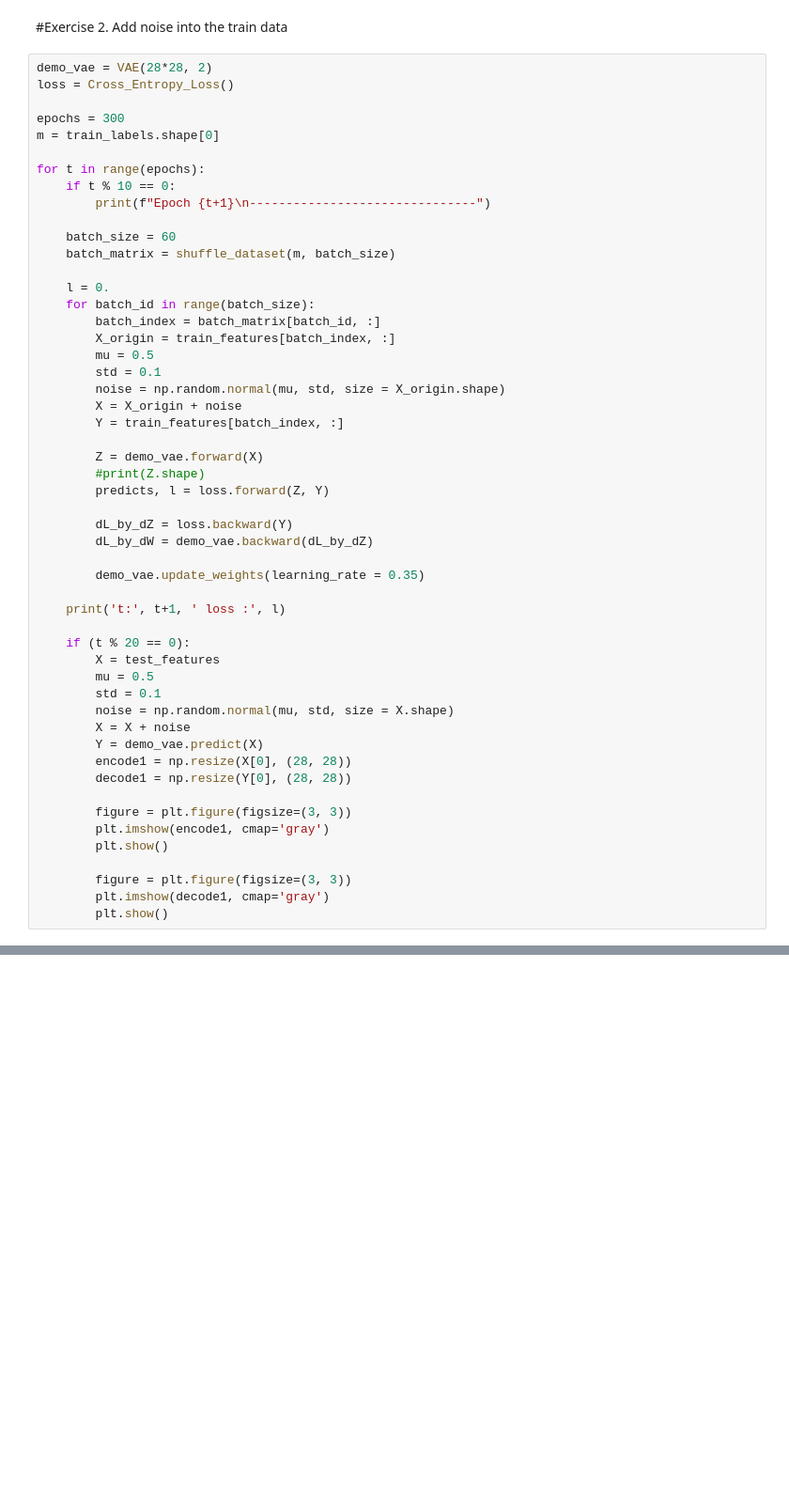
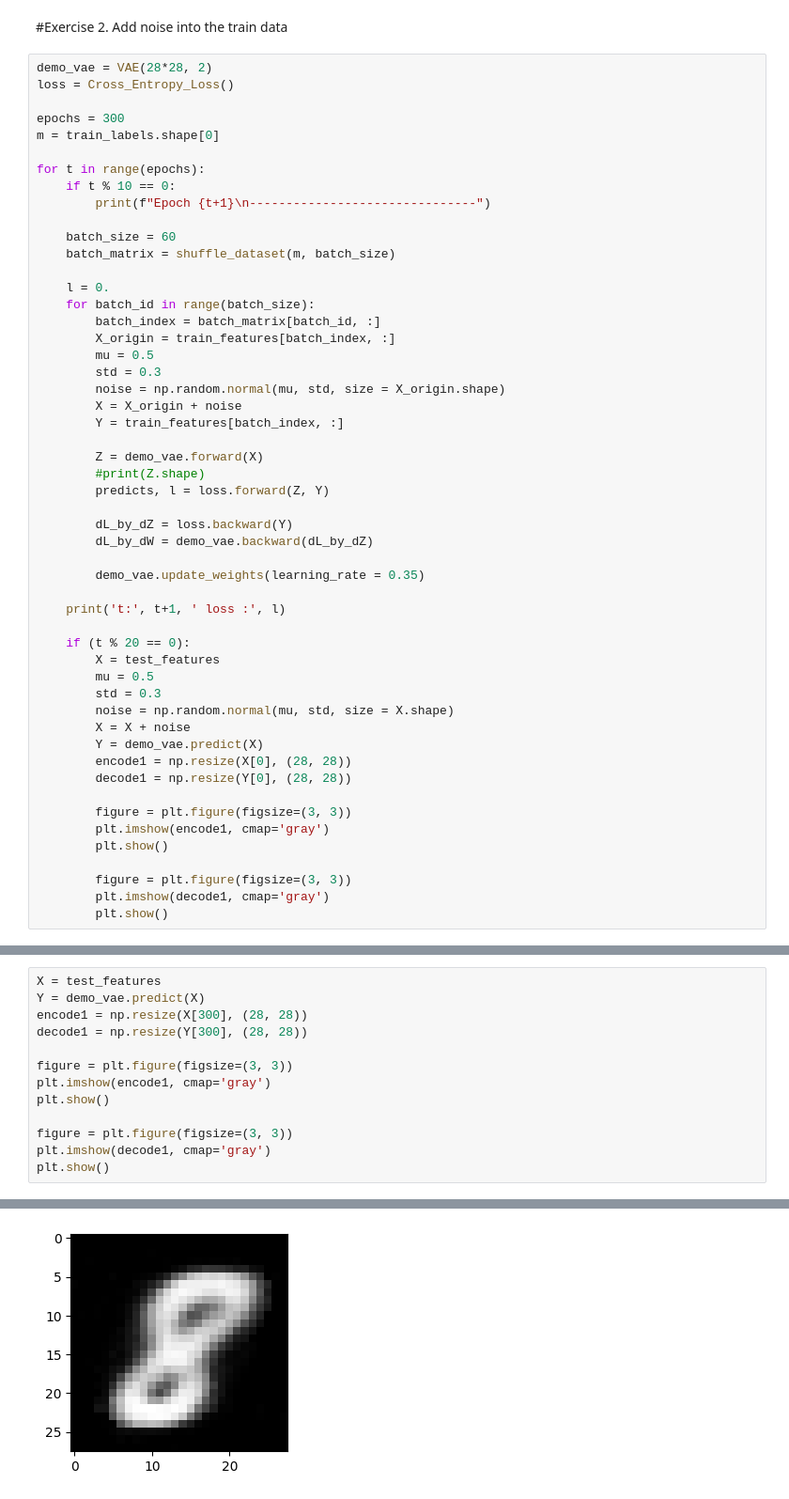
Before and after one commit to Lyshen/PiggyToy, a Jupyter notebook: Lesson05_VAE_practice.ipynb, the cells around one changed output, grey strips where cells are left out. Shown at 94% size. Drawn from its saved outputs; the diff is of its cells as text; blank space fills up the shorter version.

```diff
--- a/Lesson05_VAE_practice.ipynb
+++ b/Lesson05_VAE_practice.ipynb
@@ -394,7 +400,7 @@ for t in range(epochs):
         batch_index = batch_matrix[batch_id, :]
         X_origin = train_features[batch_index, :]
         mu = 0.5
-        std = 0.1
+        std = 0.3
         noise = np.random.normal(mu, std, size = X_origin.shape)
         X = X_origin + noise
         Y = train_features[batch_index, :]
@@ -413,7 +419,7 @@ for t in range(epochs):
     if (t % 20 == 0):
         X = test_features
         mu = 0.5
-        std = 0.1
+        std = 0.3
         noise = np.random.normal(mu, std, size = X.shape)
         X = X + noise
         Y = demo_vae.predict(X)
@@ -493,0 +500,14 @@ t: 61  loss : 90834.13956622798
+# %%
+X = test_features
+Y = demo_vae.predict(X)
+encode1 = np.resize(X[300], (28, 28))
+decode1 = np.resize(Y[300], (28, 28))
+
+figure = plt.figure(figsize=(3, 3))
+plt.imshow(encode1, cmap='gray')
+plt.show()
+
+figure = plt.figure(figsize=(3, 3))
+plt.imshow(decode1, cmap='gray')
+plt.show()
+# %% [output]
@@ -493,0 +515 @@ t: 61  loss : 90834.13956622798
+[figure, added]
```
Also changed, not shown: parts of 10 cells of this notebook.
